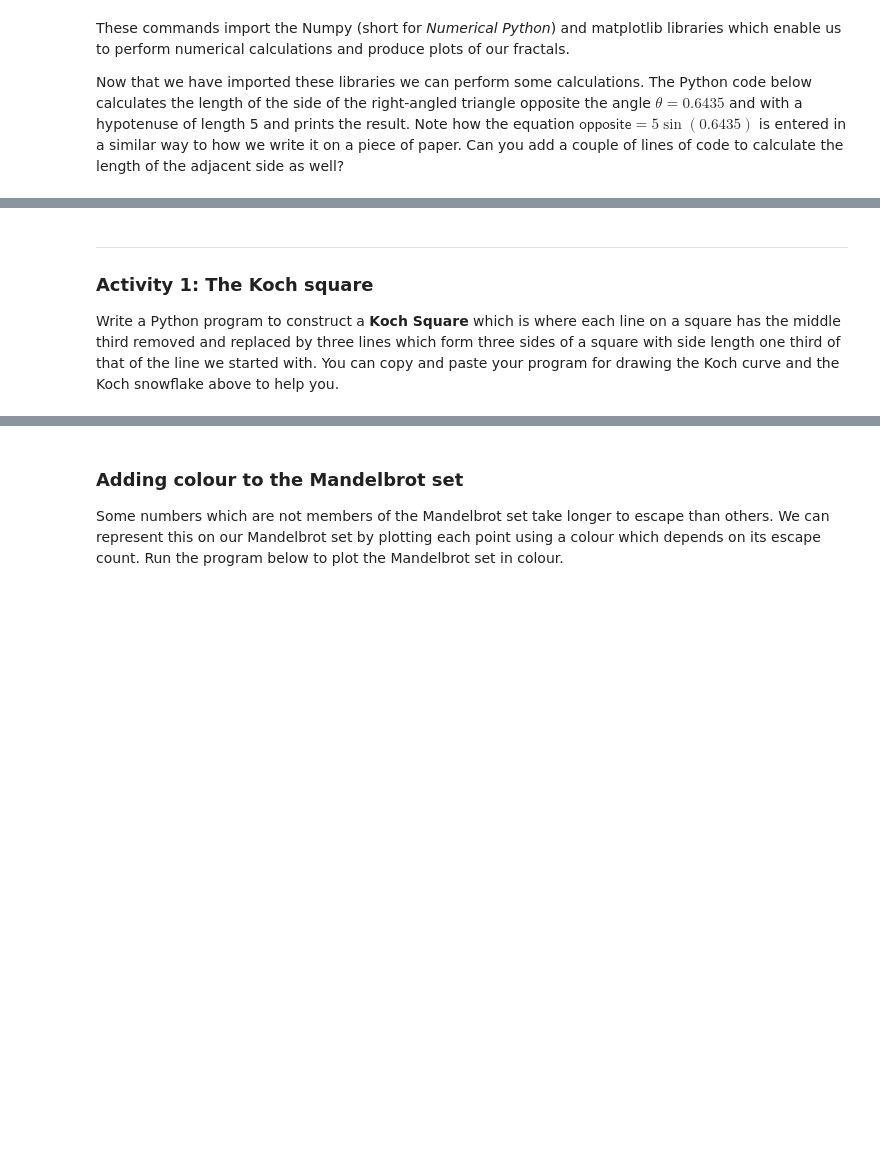
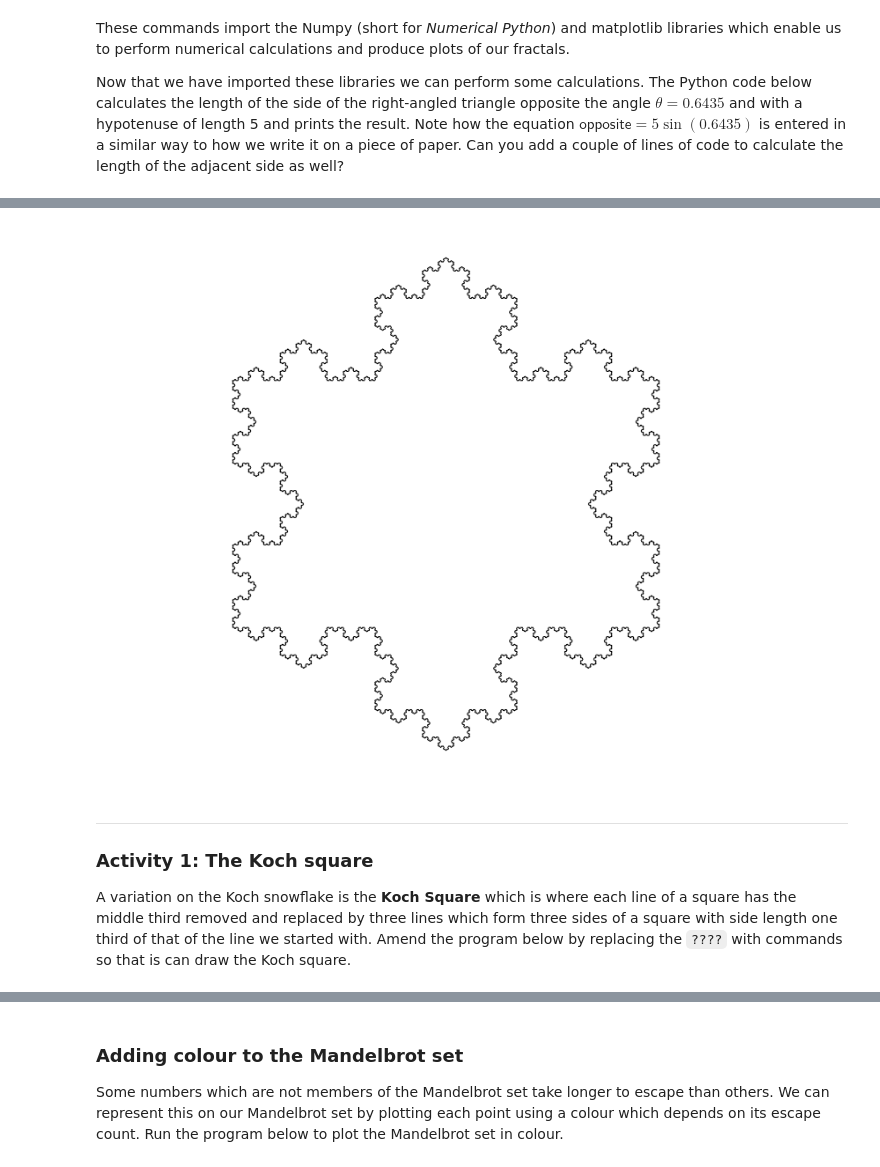
Before and after one commit to jonshiach/jonshiach.github.io, a Jupyter notebook: files/outreach/fractals.ipynb, the cells around one changed output, grey strips where cells are left out. Cells and saved outputs as stored; diff of their text form; code cells hidden in the pictures; blank space fills up the shorter version.

```diff
--- a/files/outreach/fractals.ipynb
+++ b/files/outreach/fractals.ipynb
@@ -144,5 +133,23 @@ plt.show()
+# %%
+# Generate the Koch snowflake
+initialLength = 1
+initialAngle = 0
+numberStages = 6
+x, y = [0], [0]
+kochCurve(x, y, initialLength, initialAngle, numberStages)
+kochCurve(x, y, initialLength, initialAngle + 240, numberStages)
+kochCurve(x, y, initialLength, initialAngle + 120, numberStages)
+
+# Plot curve
+fig, ax = plt.subplots()
+plt.plot(x, y, color="black", linewidth=0.5)
+plt.axis("equal")
+plt.axis("off")
+plt.show()
+# %% [output]
+[figure, added]
 # %% [markdown]
 ---
 ### Activity 1: The Koch square
 
-Write a Python program to construct a **Koch Square** which is where each line on a square has the middle third removed and replaced by three lines which form three sides of a square with side length one third of that of the line we started with. You can copy and paste your program for drawing the Koch curve and the Koch snowflake above to help you.
+A variation on the Koch snowflake is the **Koch Square** which is where each line of a square has the middle third removed and replaced by three lines which form three sides of a square with side length one third of that of the line we started with. Amend the program below by replacing the `????` with commands so that is can draw the Koch square.
```
Also changed, not shown: parts of 23 cells of this notebook, 7 other files.
